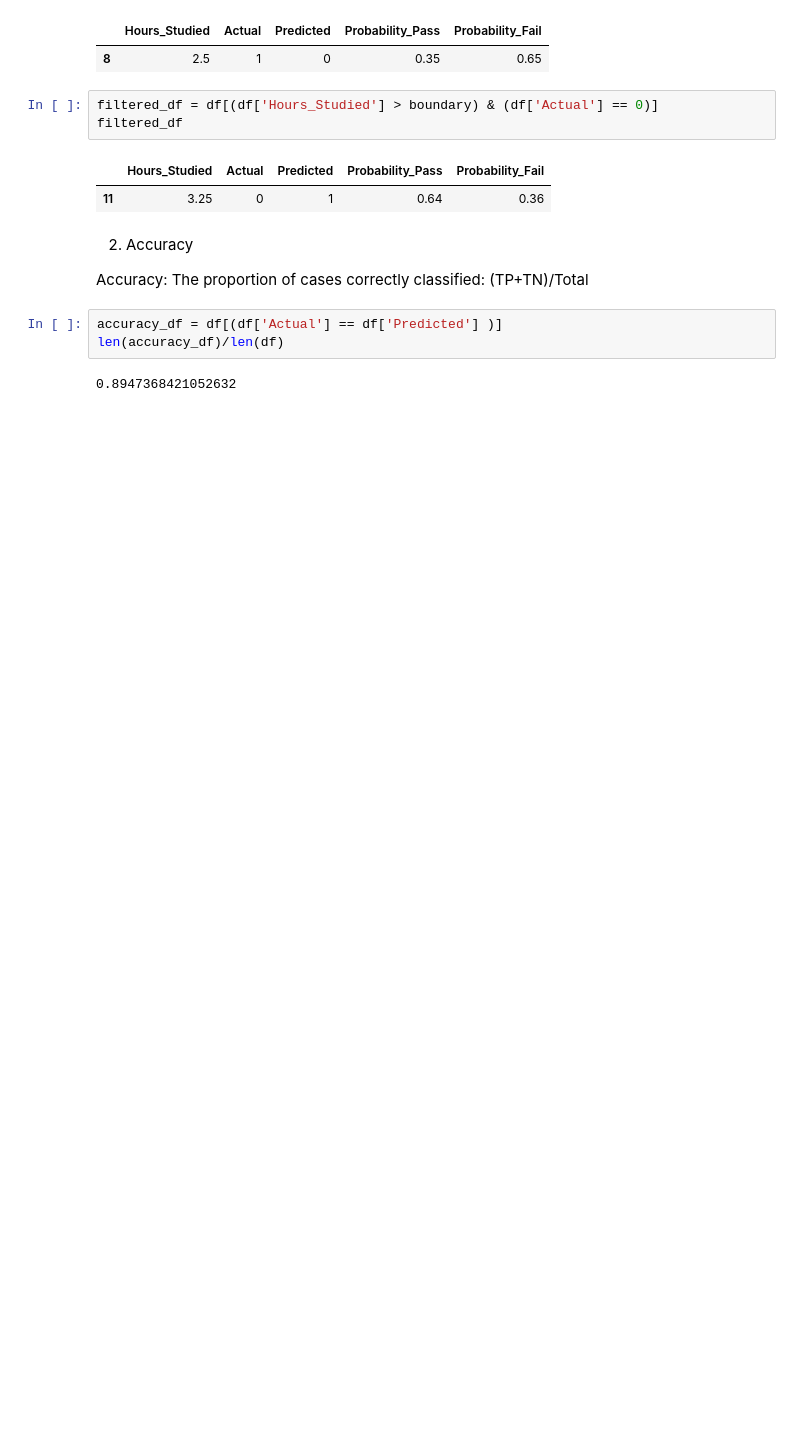
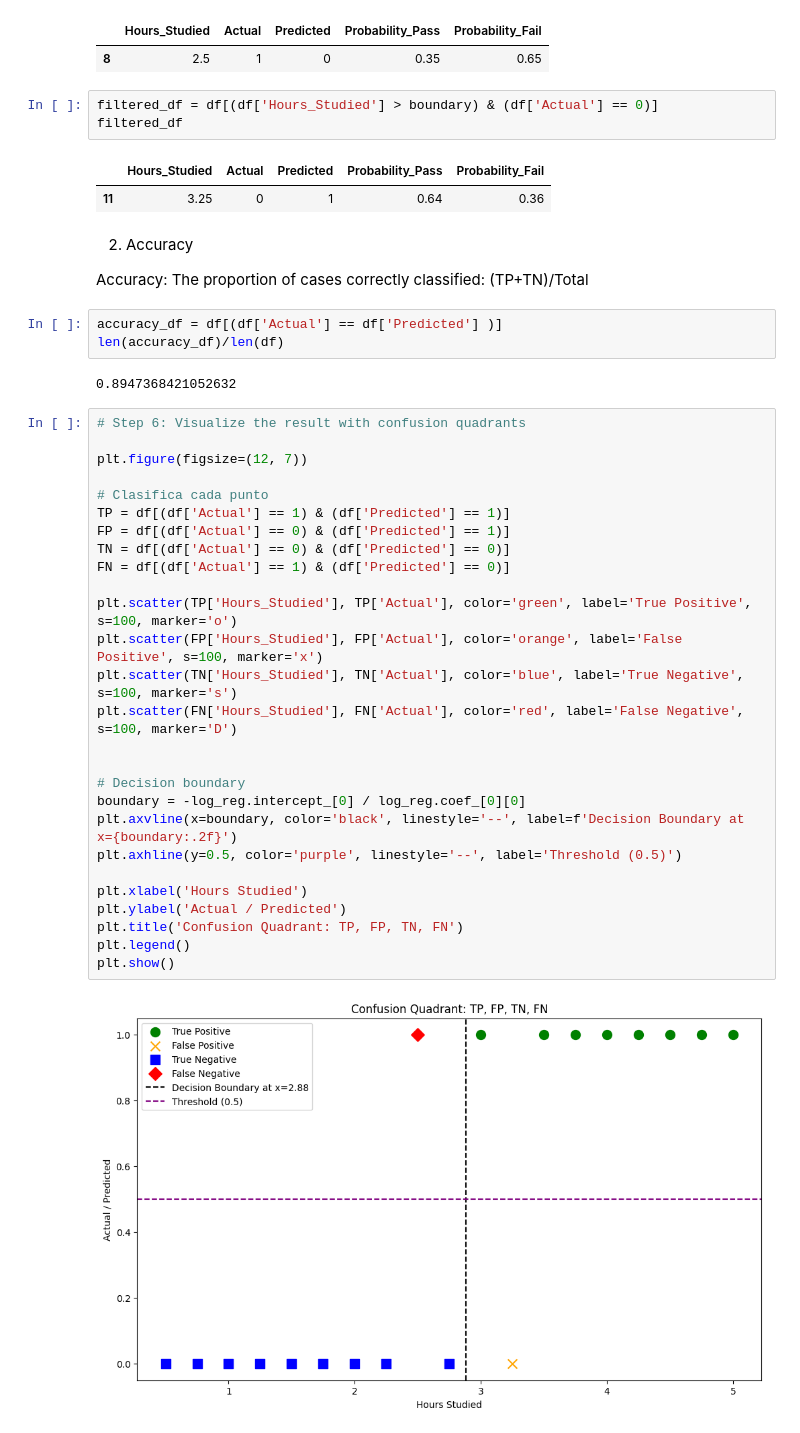
Before and after one commit to paulamrz-c/Lab_Week6, a Jupyter notebook: LogisticRegressionClassifier.ipynb, the cells around one changed output. Saved outputs shown, nothing was run; the diff lists cells and outputs as text; blank space fills up the shorter version.

Commit message:
Plotting Accuracy

```diff
--- a/LogisticRegressionClassifier.ipynb
+++ b/LogisticRegressionClassifier.ipynb
@@ -440,3 +440,32 @@ accuracy_df = df[(df['Actual'] == df['Predicted'] )]
 len(accuracy_df)/len(df)
 # %% [output]
 0.8947368421052632
+# %%
+# Step 6: Visualize the result with confusion quadrants
+
+plt.figure(figsize=(12, 7))
+
+# Clasifica cada punto
+TP = df[(df['Actual'] == 1) & (df['Predicted'] == 1)]
+FP = df[(df['Actual'] == 0) & (df['Predicted'] == 1)]
+TN = df[(df['Actual'] == 0) & (df['Predicted'] == 0)]
+FN = df[(df['Actual'] == 1) & (df['Predicted'] == 0)]
+
+plt.scatter(TP['Hours_Studied'], TP['Actual'], color='green', label='True Positive', s=100, marker='o')
+plt.scatter(FP['Hours_Studied'], FP['Actual'], color='orange', label='False Positive', s=100, marker='x')
+plt.scatter(TN['Hours_Studied'], TN['Actual'], color='blue', label='True Negative', s=100, marker='s')
+plt.scatter(FN['Hours_Studied'], FN['Actual'], color='red', label='False Negative', s=100, marker='D')
+
+
+# Decision boundary
+boundary = -log_reg.intercept_[0] / log_reg.coef_[0][0]
+plt.axvline(x=boundary, color='black', linestyle='--', label=f'Decision Boundary at x={boundary:.2f}')
+plt.axhline(y=0.5, color='purple', linestyle='--', label='Threshold (0.5)')
+
+plt.xlabel('Hours Studied')
+plt.ylabel('Actual / Predicted')
+plt.title('Confusion Quadrant: TP, FP, TN, FN')
+plt.legend()
+plt.show()
+# %% [output]
+[figure, added]
```
